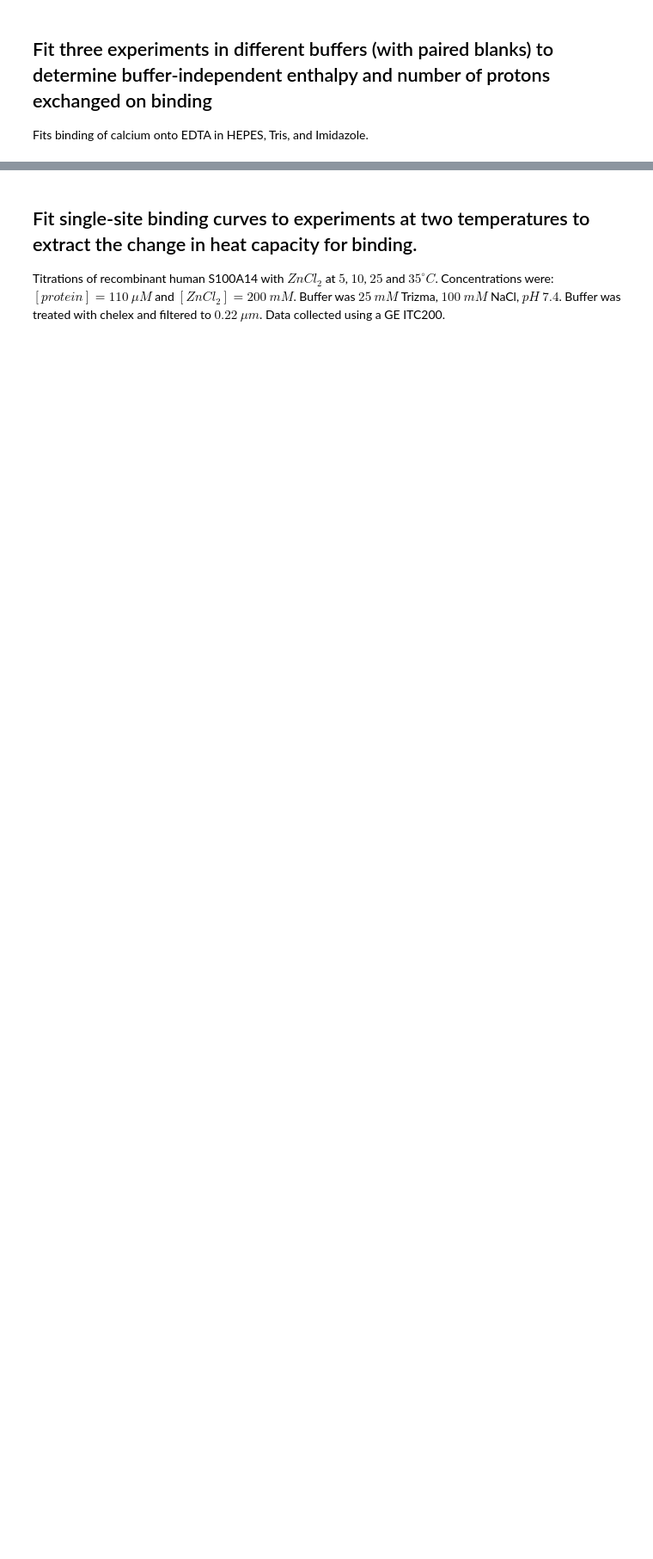
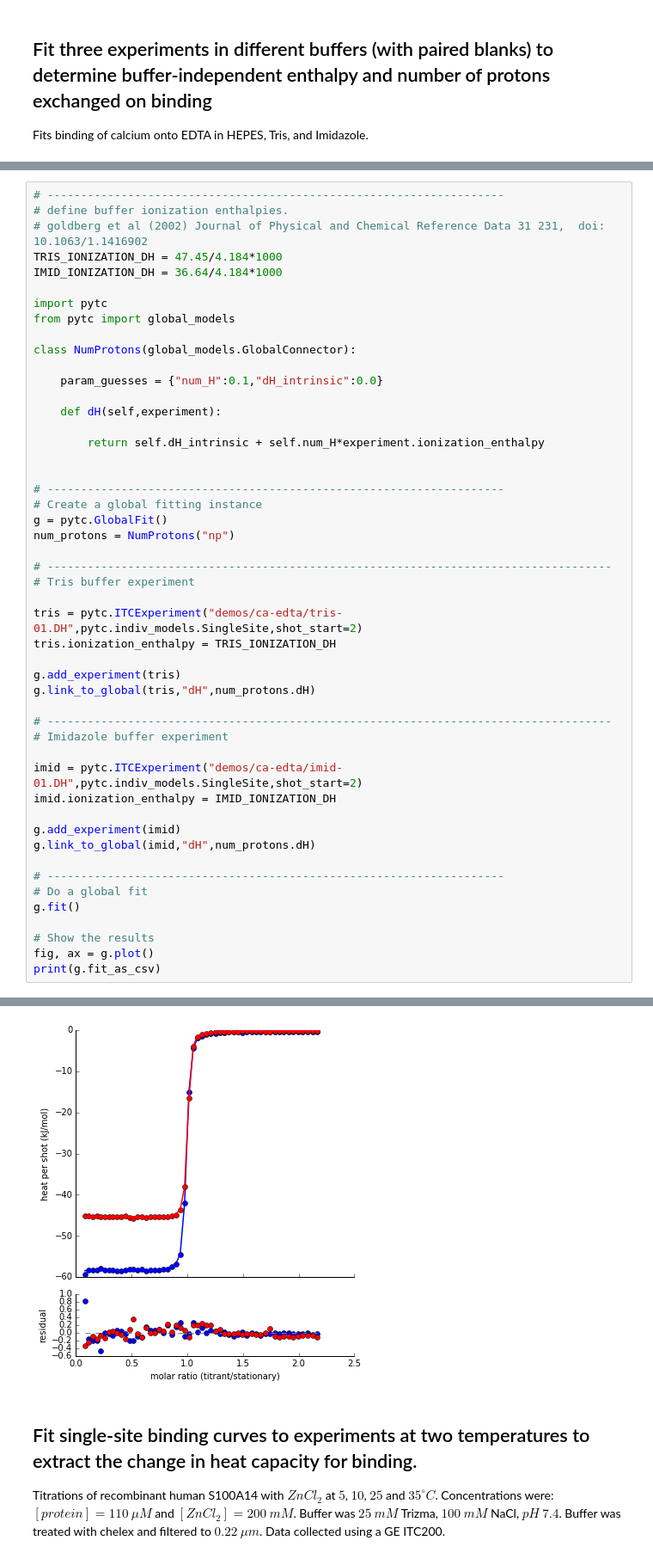
Before and after one commit to harmslab/pytc, a Jupyter notebook: Demo.ipynb, the cells around one changed output, grey strips where cells are left out. Shown: that part at 86% size. Drawn from its saved outputs; the diff is of its cells as text; blank space fills up the shorter version.

Commit message:
global connector working; basic documentation complete

```diff
--- a/Demo.ipynb
+++ b/Demo.ipynb
@@ -423,2 +424,52 @@ local,fx_competent,demos/ca-edta/tris-01.DH,9.73749e-01,0.00000e+00,float,1.0000
 local,fx_competent,demos/ca-edta/imid-01.DH,9.85569e-01,0.00000e+00,float,1.00000e+00,-inf,inf
 [figure]
+# %%
+# --------------------------------------------------------------------
+# define buffer ionization enthalpies.
+# goldberg et al (2002) Journal of Physical and Chemical Reference Data 31 231,  doi: 10.1063/1.1416902
+TRIS_IONIZATION_DH = 47.45/4.184*1000
+IMID_IONIZATION_DH = 36.64/4.184*1000
+
+import pytc
+from pytc import global_models
+
+class NumProtons(global_models.GlobalConnector):
+
+    param_guesses = {"num_H":0.1,"dH_intrinsic":0.0}
+
+    def dH(self,experiment):
+
+        return self.dH_intrinsic + self.num_H*experiment.ionization_enthalpy
+
+
+# --------------------------------------------------------------------
+# Create a global fitting instance
+g = pytc.GlobalFit()
+num_protons = NumProtons("np")
+
+# ------------------------------------------------------------------------------------
+# Tris buffer experiment
+
+tris = pytc.ITCExperiment("demos/ca-edta/tris-01.DH",pytc.indiv_models.SingleSite,shot_start=2)
+tris.ionization_enthalpy = TRIS_IONIZATION_DH
+
+g.add_experiment(tris)
+g.link_to_global(tris,"dH",num_protons.dH)
+
+# ------------------------------------------------------------------------------------
+# Imidazole buffer experiment
+
+imid = pytc.ITCExperiment("demos/ca-edta/imid-01.DH",pytc.indiv_models.SingleSite,shot_start=2)
+imid.ionization_enthalpy = IMID_IONIZATION_DH
+
+g.add_experiment(imid)
+g.link_to_global(imid,"dH",num_protons.dH)
+
+# --------------------------------------------------------------------
+# Do a global fit
+g.fit()
+
+# Show the results
+fig, ax = g.plot()
+print(g.fit_as_csv)
+# %% [output]
@@ -425,3 +492,4 @@ local,fx_competent,demos/ca-edta/imid-01.DH,9.85569e-01,0.00000e+00,float,1.0000
+[figure, added]
 # %% [markdown]
 ## Fit single-site binding curves to experiments at two temperatures to extract the change in heat capacity for binding.
 Titrations of recombinant human S100A14 with $ZnCl_{2}$ at $5$, $10$, $25$ and $35 ^{\circ}C$.  Concentrations were: $[protein] = 110\ \mu M$ and $[ZnCl_{2}]=200\ mM$.  Buffer was $25\ mM$ Trizma, $100\ mM$ NaCl, $pH\ 7.4$.  Buffer was treated with chelex and filtered to $0.22\ \mu m$.  Data collected using a GE ITC200.
```
Also changed, not shown: parts of 11 cells of this notebook, 5 other files.
